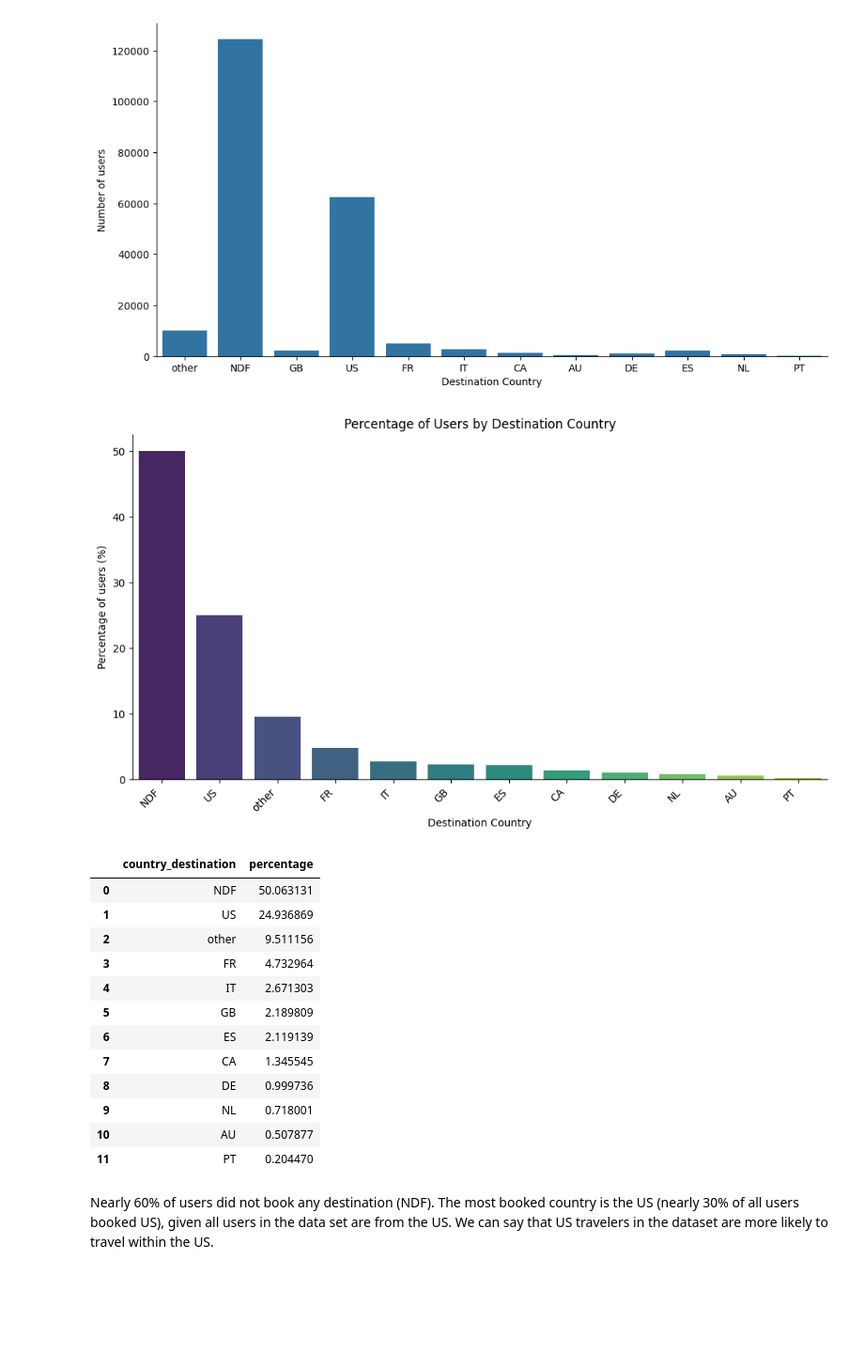
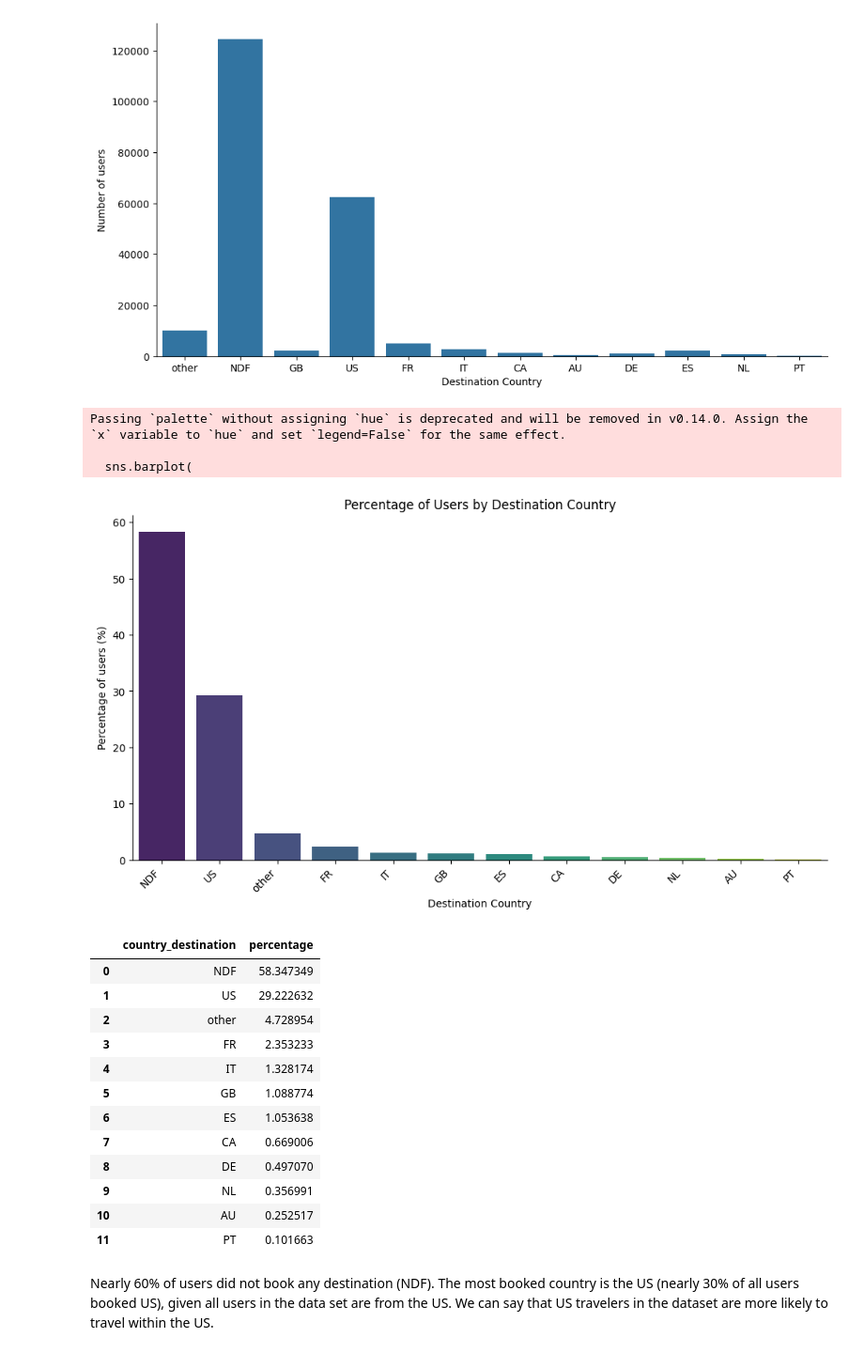
Before and after one commit to Rezacs/Airbnb, a Jupyter notebook: merged/FINAL.ipynb, the cells around one changed output. Shown at 94% size. Cells and saved outputs as stored; diff of their text form; code cells hidden in the pictures; blank space fills up the shorter version.

```diff
--- a/merged/FINAL.ipynb
+++ b/merged/FINAL.ipynb
@@ -723,53 +732,51 @@ plt.show()
 11                  PT              217
 [figure]
 # %%
-# Assuming y is your encoded labels and le is the LabelEncoder you used
 import pandas as pd
 import matplotlib.pyplot as plt
 import seaborn as sns
 
-# Decode back to original country names
-y_decoded = le.inverse_transform(y)
-
-# Compute percentages
 country_pct = (
-    pd.Series(y_decoded)
+    train['country_destination']
     .value_counts(normalize=True) * 100
 ).reset_index()
+
 country_pct.columns = ['country_destination', 'percentage']
 
-# Plot
-plt.figure(figsize=(12,6))
+plt.figure(figsize=(12, 6))
 sns.barplot(
     x='country_destination',
     y='percentage',
     data=country_pct,
     palette='viridis'
 )
+
 plt.xlabel('Destination Country')
 plt.ylabel('Percentage of users (%)')
 plt.title('Percentage of Users by Destination Country')
 plt.xticks(rotation=45, ha='right')
 sns.despine()
 plt.show()
 
-# Print table
 display(country_pct)
 # %% [output]
+Passing `palette` without assigning `hue` is deprecated and will be removed in v0.14.0. Assign the `x` variable to `hue` and set `legend=False` for the same effect.
+
+  sns.barplot(
-[figure, old version]
+[figure, new version]
 |  | country_destination | percentage |
-| 0 | NDF | 50.063131 |
-| 1 | US | 24.936869 |
-| 2 | other | 9.511156 |
-| 3 | FR | 4.732964 |
-| 4 | IT | 2.671303 |
-| 5 | GB | 2.189809 |
-| 6 | ES | 2.119139 |
-| 7 | CA | 1.345545 |
-| 8 | DE | 0.999736 |
-| 9 | NL | 0.718001 |
-| 10 | AU | 0.507877 |
-| 11 | PT | 0.204470 |
+| 0 | NDF | 58.347349 |
+| 1 | US | 29.222632 |
+| 2 | other | 4.728954 |
+| 3 | FR | 2.353233 |
+| 4 | IT | 1.328174 |
+| 5 | GB | 1.088774 |
+| 6 | ES | 1.053638 |
+| 7 | CA | 0.669006 |
+| 8 | DE | 0.497070 |
+| 9 | NL | 0.356991 |
+| 10 | AU | 0.252517 |
+| 11 | PT | 0.101663 |
 # %% [markdown]
 Nearly 60% of users did not book any destination (NDF). The most booked country is the US (nearly 30% of all users booked US), given all users in the data set are from the US. We can say that US travelers in the dataset are more likely to travel within the US.
 # %%
```
Also changed, not shown: parts of 1 cell of this notebook.
